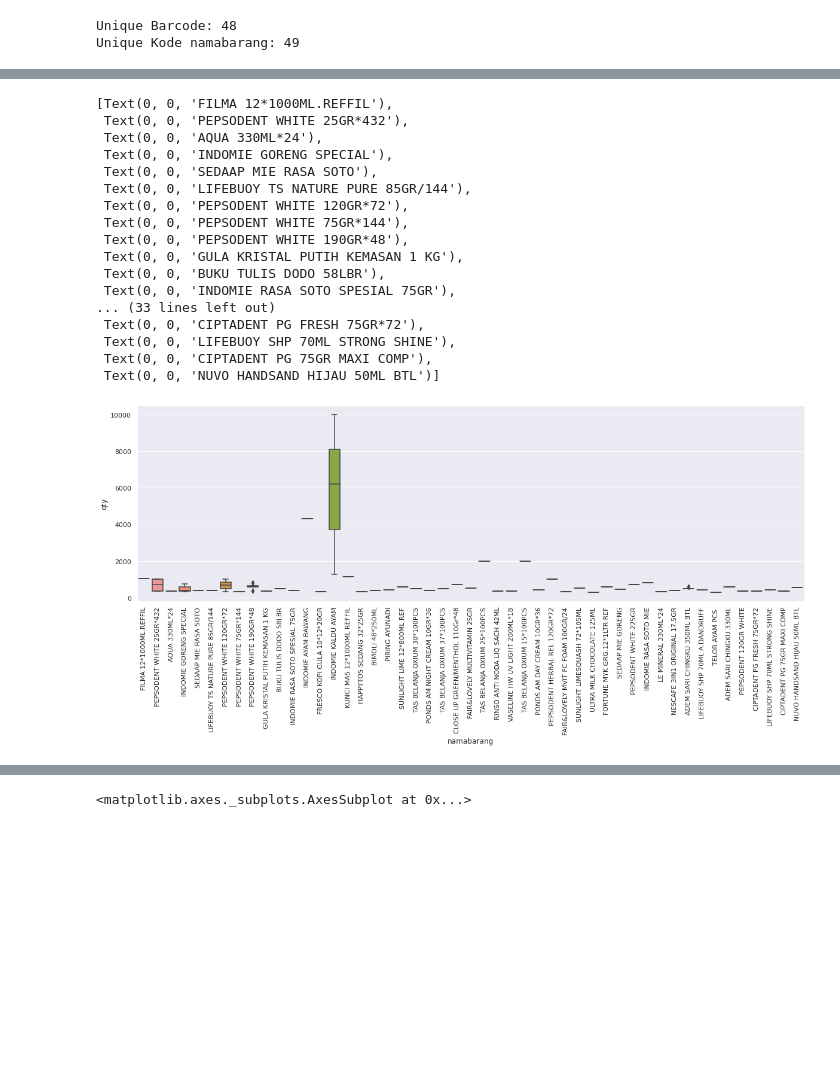
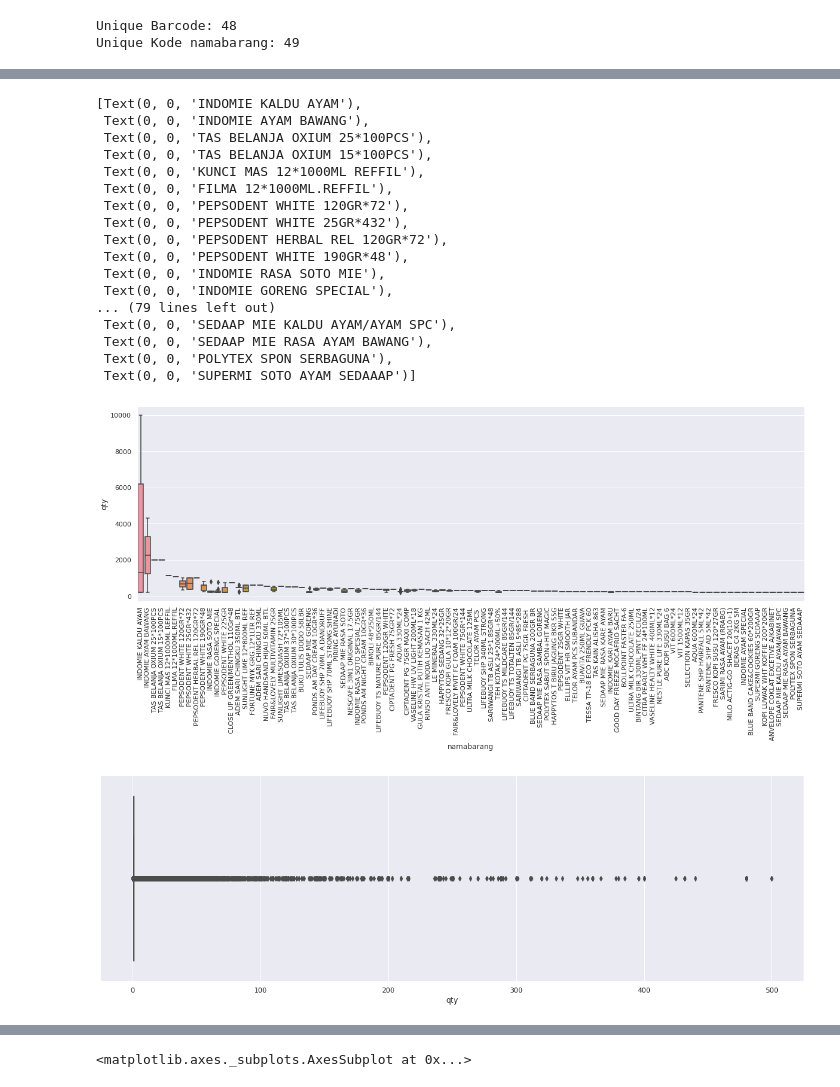
Before and after one commit to diegoray/sales-prediction-gru, a Jupyter notebook: ipynb/EDA.ipynb, the cells around one changed output, grey strips where cells are left out. Cells and saved outputs as stored; diff of their text form; code cells hidden in the pictures; blank space fills up the shorter version.

Commit message:
Add new folder and testing train for outlier data

```diff
--- a/ipynb/EDA.ipynb
+++ b/ipynb/EDA.ipynb
@@ -230,25 +218,25 @@ plt.show()
 # %%
-ax = sns.boxplot(x='namabarang', y='qty', data=df3to0)
+ax = sns.boxplot(x='namabarang', y='qty', data=dfunlimit200)
 ax.set_xticklabels(ax.get_xticklabels(),rotation=90)
 # %% [output]
-[Text(0, 0, 'FILMA 12*1000ML.REFFIL'),
+[Text(0, 0, 'INDOMIE KALDU AYAM'),
+ Text(0, 0, 'INDOMIE AYAM BAWANG'),
+ Text(0, 0, 'TAS BELANJA OXIUM 25*100PCS'),
+ Text(0, 0, 'TAS BELANJA OXIUM 15*100PCS'),
+ Text(0, 0, 'KUNCI MAS 12*1000ML REFFIL'),
+ Text(0, 0, 'FILMA 12*1000ML.REFFIL'),
+ Text(0, 0, 'PEPSODENT WHITE 120GR*72'),
  Text(0, 0, 'PEPSODENT WHITE 25GR*432'),
- Text(0, 0, 'AQUA 330ML*24'),
+ Text(0, 0, 'PEPSODENT HERBAL REL 120GR*72'),
+ Text(0, 0, 'PEPSODENT WHITE 190GR*48'),
+ Text(0, 0, 'INDOMIE RASA SOTO MIE'),
  Text(0, 0, 'INDOMIE GORENG SPECIAL'),
- Text(0, 0, 'SEDAAP MIE RASA SOTO'),
- Text(0, 0, 'LIFEBUOY TS NATURE PURE 85GR/144'),
- Text(0, 0, 'PEPSODENT WHITE 120GR*72'),
- Text(0, 0, 'PEPSODENT WHITE 75GR*144'),
- Text(0, 0, 'PEPSODENT WHITE 190GR*48'),
- Text(0, 0, 'GULA KRISTAL PUTIH KEMASAN 1 KG'),
- Text(0, 0, 'BUKU TULIS DODO 58LBR'),
- Text(0, 0, 'INDOMIE RASA SOTO SPESIAL 75GR'),
-... (33 lines left out)
- Text(0, 0, 'CIPTADENT PG FRESH 75GR*72'),
- Text(0, 0, 'LIFEBUOY SHP 70ML STRONG SHINE'),
- Text(0, 0, 'CIPTADENT PG 75GR MAXI COMP'),
- Text(0, 0, 'NUVO HANDSAND HIJAU 50ML BTL')]
+... (79 lines left out)
+ Text(0, 0, 'SEDAAP MIE KALDU AYAM/AYAM SPC'),
+ Text(0, 0, 'SEDAAP MIE RASA AYAM BAWANG'),
+ Text(0, 0, 'POLYTEX SPON SERBAGUNA'),
+ Text(0, 0, 'SUPERMI SOTO AYAM SEDAAAP')]
-[figure, old version]
+[figure, new version]
 # %%
 # df_outlier = df.query('qty > 0 & qty <= 50')
 # sns.set(rc={'figure.figsize':(20,6)})
@@ -258,3 +246,7 @@ ax.set_xticklabels(ax.get_xticklabels(),rotation=90)
 # %%
 # df_kg = df[df['satuan'] == "KG"]
 # df_kg.info()
+# %%
+ax = sns.boxplot(dflimit500['qty']) # limit qty 500
+# %% [output]
+[figure, added]
```
Also changed, not shown: parts of 26 cells of this notebook, 3 other files.
